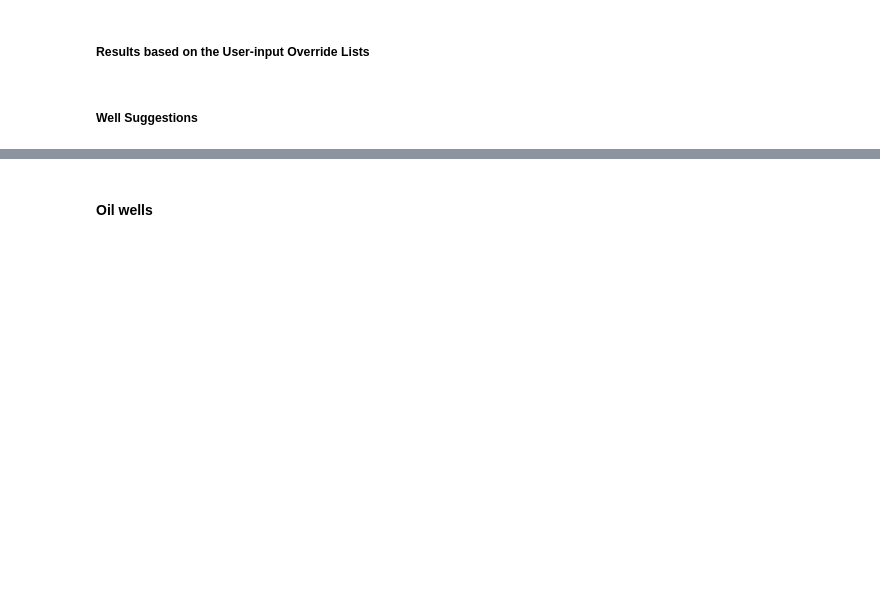
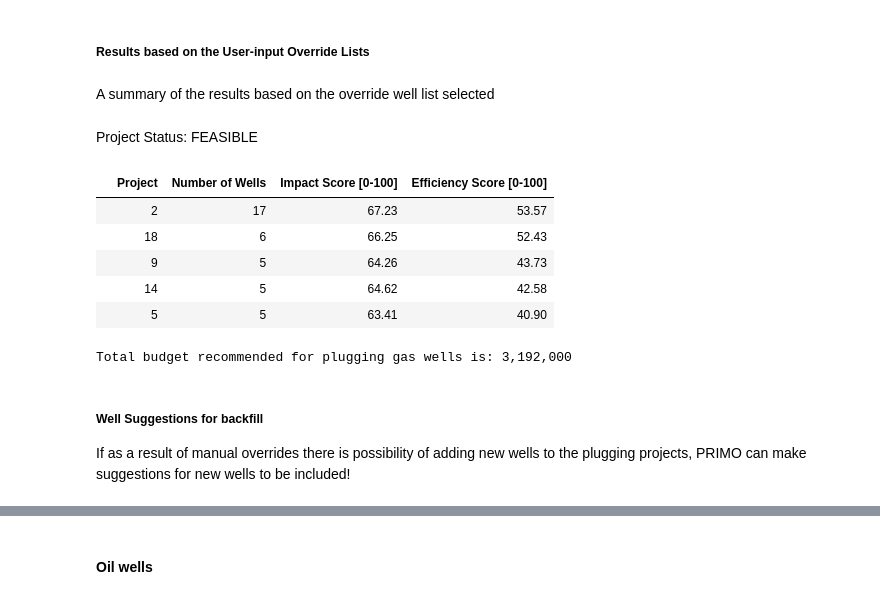
Before and after one commit to NEMRI-org/primo-optimizer, a Jupyter notebook: primo/demo/PRIMO - Example_1.ipynb, the cells around one changed output, grey strips where cells are left out. Cells and saved outputs as stored; diff of their text form; code cells hidden in the pictures; blank space fills up the shorter version.

```diff
--- a/primo/demo/PRIMO - Example_1.ipynb
+++ b/primo/demo/PRIMO - Example_1.ipynb
@@ -1080,11 +1342,12 @@ If you need to exclude a well that has been selected, please use the "Undo" butt
 # %%
 import pandas as pd
-from primo.utils.override_utils import user_input
+from primo.utils.config_utils import SelectWidget
 from IPython.display import Javascript, display
 
 
 unselected_gas = gas_gdf[gas_gdf["selected"] == "0"]
-well_list_add_gas, well_list_remove_gas = user_input(pd.DataFrame(unselected_gas),pd.DataFrame(selected_gas))
+well_list_add_gas = SelectWidget(unselected_gas["API Well Number"].astype(str), "Select wells to manually add", "Well")
+well_list_remove_gas = SelectWidget(selected_gas["API Well Number"].astype(str), "Select wells to manually remove", "Well")
 
 
 well_list_add_gas.display()
@@ -1092,8 +1360,8 @@ well_list_remove_gas.display()
 # %%
 from primo.utils.override_utils import Recalculate
-well_add_list_gas = well_list_add_gas.return_value()
+well_add_list_gas = well_list_add_gas.return_selections()
 display(Markdown("These wells have been added to the recommended projects"))
-display(well_list_add_gas.return_value())
-well_remove_list_gas = well_list_remove_gas.return_value()
+display(well_list_add_gas.return_selections())
+well_remove_list_gas = well_list_remove_gas.return_selections()
 display(Markdown("These wells have been excluded from the recommended projects"))
-display(well_list_remove_gas.return_value())
+display(well_list_remove_gas.return_selections())
@@ -1102,38 +1375,52 @@ display(well_list_remove_gas.return_value())
 # %%
 violation_gas = Recalculate(selected_gas, well_add_list_gas, well_remove_list_gas,gas_gdf,opt_inputs_gas)
 
-violate_cost_gas=violation_gas.budget_assess()
-violate_operator_gas=violation_gas.operator_assess()
-violate_distance_gas=violation_gas.distance_asses()
+violate_cost_gas=violation_gas.assess_budget()
+violate_operator_gas=violation_gas.assess_owner_well_count()
+violate_distance_gas=violation_gas.assess_distances()
 
-if violate_cost_gas is not False:
-    display(Markdown(f""" After the modification, the total budget is ${int(violate_cost_gas)},
-                     which is over the budget limit ${gas_budget}. Please consider to
-                     modify wells you have selected use the widget above or re-run the optimization problem."""))
+if violate_cost_gas > 0:
+    display(Markdown(f""" After the modification, the total budget is ${int(violate_cost_gas)}, which is over the budget limit
+                     ${gas_budget}. Please consider to modify wells you have selected use the widget above or re-run the optimization problem."""))
 
-if bool(violate_operator_gas) is not False:
+if violate_operator_gas:
     display(Markdown(f""" After the modification, the following owners have more than {max_wells_per_owner} well(s)
                      being selected. Please consider to modify wells you have selected use the widget above
                      or re-run the optimization problem."""))
     violate_operator_gas_df = pd.DataFrame.from_dict(violate_operator_gas,orient='index')
     violate_operator_gas_df = violate_operator_gas_df.reset_index()
     violate_operator_gas_df = violate_operator_gas_df.rename(columns={'index': 'Owner', 0: 'Number of wells', 1: 'Wells'})
     display(violate_operator_gas_df)
 
 
-if bool(violate_distance_gas) is not False:
+if violate_distance_gas:
     display(Markdown(""" After the modification, the following projects have wells are far away from each others.
                      Please consider to modify wells you have selected use the widget above
                      or re-run the optimization problem."""))
     violate_distance_gas_df = pd.DataFrame.from_dict(violate_distance_gas,orient='index')
     violate_distance_gas_df = violate_distance_gas_df.reset_index(drop=True)
     violate_distance_gas_df = violate_distance_gas_df.rename(columns={0: 'Project', 1: 'Well 1', 2: 'Well 2', 3: "Distance between Well 1 and 2 [Miles]"})
     display(violate_distance_gas_df)
 
-
-new_df_or_gas,cols_to_display,grouped_or_gas,total_cost_or_gas=generate_summary(violation_gas.well_return_df,max_val_col,min_val_col,efficiency_weights)
+new_df_or_gas,cols_to_display,grouped_or_gas,total_cost_or_gas=generate_summary(violation_gas._plugged_list,max_val_col,min_val_col,efficiency_weights)
 display(Markdown(""" A summary of the results based on the override well list selected"""))
+if violation_gas.assess_feasibility():
+    display(Markdown(""" Project Status: FEASIBLE"""))
+else:
+    display(Markdown(""" Project Status: INFEASIBLE"""))
 display(new_df_or_gas[["Project", "Number of Wells", "Impact Score [0-100]", "Efficiency Score [0-100]"]])
 print(f"Total budget recommended for plugging gas wells is: {total_cost_or_gas:,}")
+# %% [output]
+ A summary of the results based on the override well list selected
+ Project Status: FEASIBLE
+|  | Project | Number of Wells | Impact Score [0-100] | Efficiency Score [0-100] |
+|  | 2 | 17 | 67.23 | 53.57 |
+|  | 18 | 6 | 66.25 | 52.43 |
+|  | 9 | 5 | 64.26 | 43.73 |
+|  | 14 | 5 | 64.62 | 42.58 |
+|  | 5 | 5 | 63.41 | 40.90 |
+Total budget recommended for plugging gas wells is: 3,192,000
 # %% [markdown]
-##### Well Suggestions
+##### Well Suggestions for backfill
+
+If as a result of manual overrides there is possibility of adding new wells to the plugging projects, PRIMO can make suggestions for new wells to be included!
```
Also changed, not shown: parts of 49 cells of this notebook, 5 other files.
